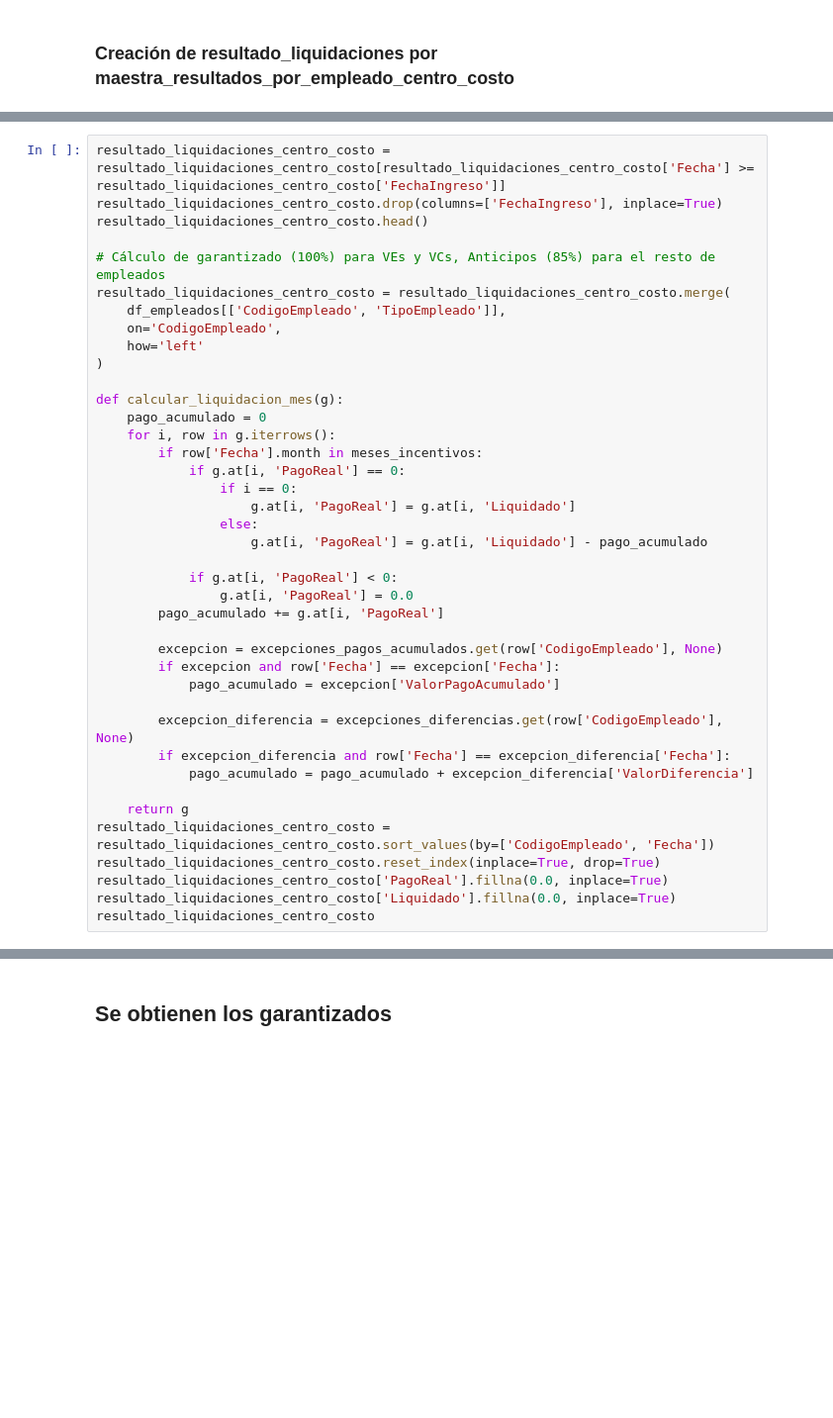
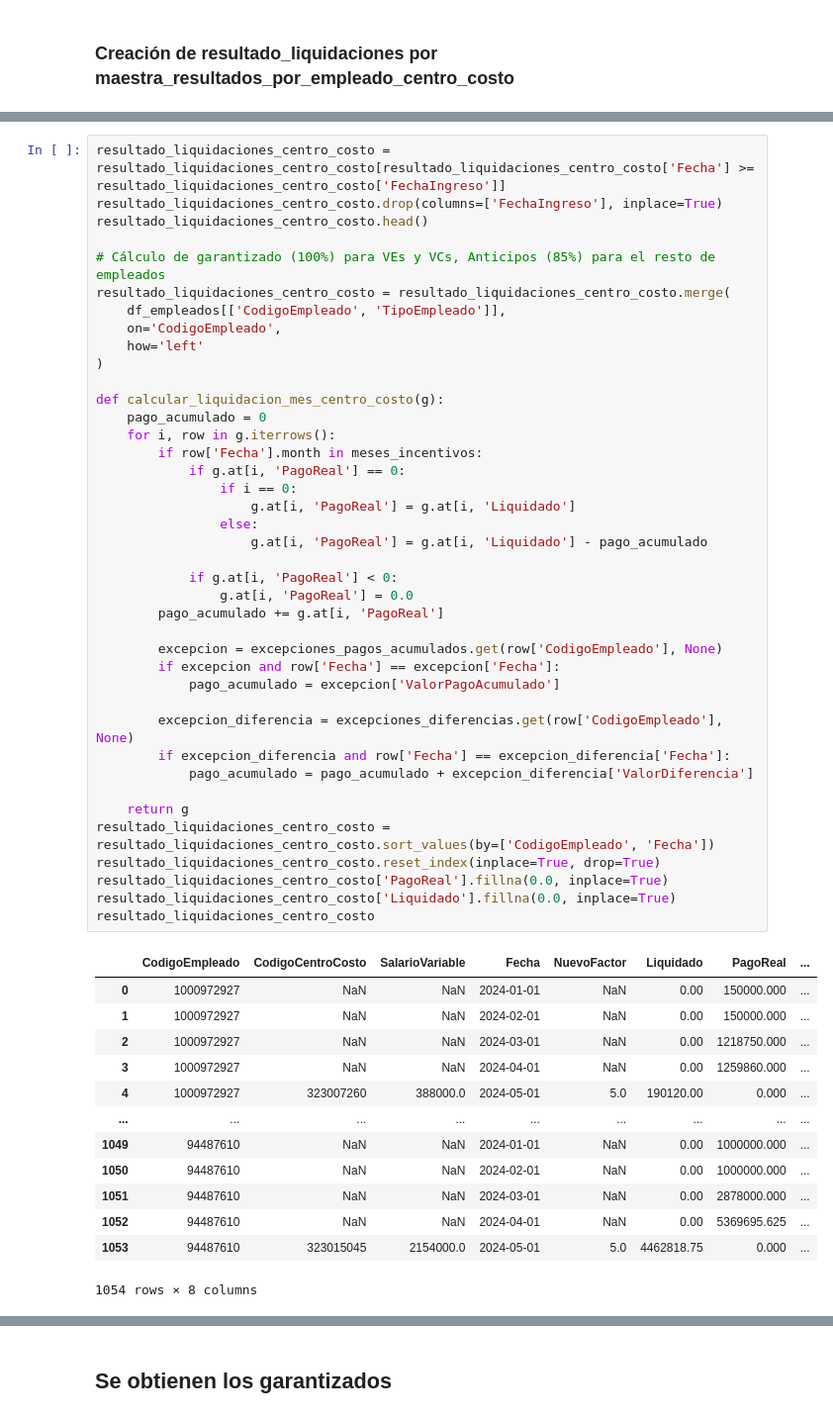
Before and after one commit to Crispelinho/-Liquidations-Incentives-Jupyter, a Jupyter notebook: 2. Calculo de Maestra de Liquidaciones.ipynb, the cells around one changed output, grey strips where cells are left out. Shown at 99% size. Drawn from its saved outputs; the diff is of its cells as text; blank space fills up the shorter version.

```diff
--- a/2. Calculo de Maestra de Liquidaciones.ipynb
+++ b/2. Calculo de Maestra de Liquidaciones.ipynb
@@ -1321,32 +1736,46 @@ resultado_liquidaciones_centro_costo = resultado_liquidaciones_centro_costo.merg
     how='left'
 )
 
-def calcular_liquidacion_mes(g):
+def calcular_liquidacion_mes_centro_costo(g):
     pago_acumulado = 0
     for i, row in g.iterrows():
         if row['Fecha'].month in meses_incentivos:
             if g.at[i, 'PagoReal'] == 0:
                 if i == 0:
                     g.at[i, 'PagoReal'] = g.at[i, 'Liquidado']
                 else:
                     g.at[i, 'PagoReal'] = g.at[i, 'Liquidado'] - pago_acumulado
 
             if g.at[i, 'PagoReal'] < 0:
                 g.at[i, 'PagoReal'] = 0.0
         pago_acumulado += g.at[i, 'PagoReal']
 
         excepcion = excepciones_pagos_acumulados.get(row['CodigoEmpleado'], None)
         if excepcion and row['Fecha'] == excepcion['Fecha']:
             pago_acumulado = excepcion['ValorPagoAcumulado']
 
         excepcion_diferencia = excepciones_diferencias.get(row['CodigoEmpleado'], None)
         if excepcion_diferencia and row['Fecha'] == excepcion_diferencia['Fecha']:
             pago_acumulado = pago_acumulado + excepcion_diferencia['ValorDiferencia']
 
     return g
 resultado_liquidaciones_centro_costo = resultado_liquidaciones_centro_costo.sort_values(by=['CodigoEmpleado', 'Fecha'])
 resultado_liquidaciones_centro_costo.reset_index(inplace=True, drop=True)
 resultado_liquidaciones_centro_costo['PagoReal'].fillna(0.0, inplace=True)
 resultado_liquidaciones_centro_costo['Liquidado'].fillna(0.0, inplace=True)
 resultado_liquidaciones_centro_costo
+# %% [output]
+|  | CodigoEmpleado | CodigoCentroCosto | SalarioVariable | Fecha | NuevoFactor | Liquidado | PagoReal | ... |
+| 0 | 1000972927 | NaN | NaN | 2024-01-01 | NaN | 0.00 | 150000.000 | ... |
+| 1 | 1000972927 | NaN | NaN | 2024-02-01 | NaN | 0.00 | 150000.000 | ... |
+| 2 | 1000972927 | NaN | NaN | 2024-03-01 | NaN | 0.00 | 1218750.000 | ... |
+| 3 | 1000972927 | NaN | NaN | 2024-04-01 | NaN | 0.00 | 1259860.000 | ... |
+| 4 | 1000972927 | 323007260 | 388000.0 | 2024-05-01 | 5.0 | 190120.00 | 0.000 | ... |
+| ... | ... | ... | ... | ... | ... | ... | ... | ... |
+| 1049 | 94487610 | NaN | NaN | 2024-01-01 | NaN | 0.00 | 1000000.000 | ... |
+| 1050 | 94487610 | NaN | NaN | 2024-02-01 | NaN | 0.00 | 1000000.000 | ... |
+| 1051 | 94487610 | NaN | NaN | 2024-03-01 | NaN | 0.00 | 2878000.000 | ... |
+| 1052 | 94487610 | NaN | NaN | 2024-04-01 | NaN | 0.00 | 5369695.625 | ... |
+| 1053 | 94487610 | 323015045 | 2154000.0 | 2024-05-01 | 5.0 | 4462818.75 | 0.000 | ... |
+1054 rows × 8 columns
 # %%
```
Also changed, not shown: parts of 71 cells of this notebook, 42 other files.
